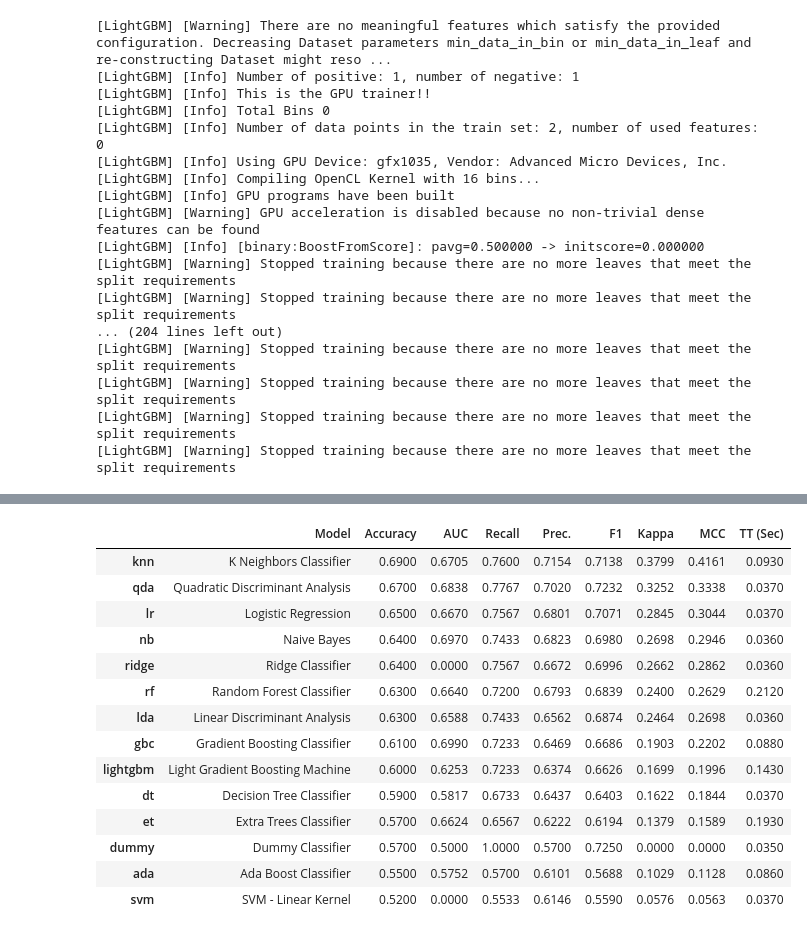
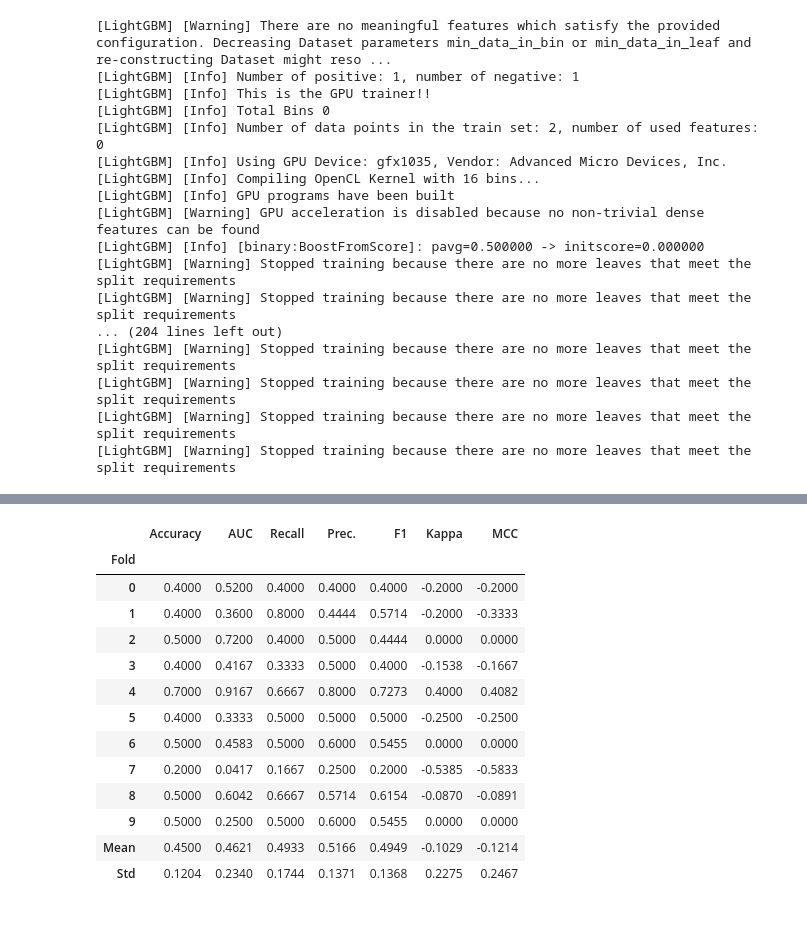
Before and after one commit to DiogoSilva11/AC_proj, a Jupyter notebook: src/classificatory_models.ipynb, the cells around one changed output, grey strips where cells are left out. Drawn from its saved outputs; the diff is of its cells as text; code cells hidden in the pictures.

```diff
--- a/src/classificatory_models.ipynb
+++ b/src/classificatory_models.ipynb
@@ -3,3 +4,4 @@ import pandas as pd
 # %%
 # Read the CSV file into a DataFrame
 teams_stats = pd.read_csv('../basketballPlayoffs/teams_stats_encoded.csv')
+season_11 = pd.read_csv('../basketballPlayoffs/season_11.csv')
@@ -6,7 +133,7 @@ teams_stats = pd.read_csv('../basketballPlayoffs/teams_stats_encoded.csv')
 # %%
 from pycaret.classification import *
 
-classification = setup(data = teams_stats, train_size=0.8, target = 'playoff', session_id=123, fold=10, normalize=True, transformation=True, use_gpu=True, experiment_name='basketballPlayoffs')
+classification = setup(data = teams_stats, train_size=0.8, target = 'playoff', ignore_features=['tmID', 'year', 'confID'], session_id=123, fold=10, feature_selection=True, remove_multicollinearity=True, pca_method=True, normalize=True, transformation=True, fix_imbalance=True, use_gpu=True, experiment_name='basketballPlayoffs')
 
 #best_model = compare_models()
 #tuned_model = tune_model(best_model)
@@ -26,29 +153,29 @@ classification = setup(data = teams_stats, train_size=0.8, target = 'playoff', s
 #final_dt = finalize_model(tuned_dt)
 #predictions = predict_model(final_dt, data=teams_stats)
 
-#rf = create_model('rf')
-#tuned_rf = tune_model(rf)
-#evaluate_model(tuned_rf)
-#final_rf = finalize_model(tuned_rf)
-#predictions = predict_model(final_rf, data=teams_stats)
+rf = create_model('rf')
+tuned_rf = tune_model(rf, n_iter=50, choose_better=True)
+evaluate_model(tuned_rf)
+final_rf = finalize_model(tuned_rf)
+predictions = predict_model(final_rf, data=teams_stats)
 
-#lr = create_model('lr')
-#tuned_lr= tune_model(lr)
-#evaluate_model(tuned_lr)
-#final_lr = finalize_model(tuned_lr)
-#predictions = predict_model(final_lr, data=teams_stats)
+lr = create_model('lr')
+tuned_lr= tune_model(lr, n_iter=50, choose_better=True)
+evaluate_model(tuned_lr)
+final_lr = finalize_model(tuned_lr)
+predictions = predict_model(final_lr, data=teams_stats)
 
-#lightgbm = create_model('lightgbm')
-#tuned_lightgbm= tune_model(lightgbm)
-#evaluate_model(tuned_lightgbm)
-#final_lightgbm = finalize_model(tuned_lightgbm)
-#predictions = predict_model(final_lightgbm, data=teams_stats)
+lightgbm = create_model('lightgbm')
+tuned_lightgbm= tune_model(lightgbm, n_iter=50, choose_better=True)
+evaluate_model(tuned_lightgbm)
+final_lightgbm = finalize_model(tuned_lightgbm)
+predictions = predict_model(final_lightgbm, data=teams_stats)
 
-#gbc = create_model('gbc')
-#tuned_gbc= tune_model(gbc)
-#evaluate_model(tuned_gbc)
-#final_gbc = finalize_model(tuned_gbc)
-#predictions = predict_model(final_gbc, data=teams_stats)
+gbc = create_model('gbc')
+tuned_gbc= tune_model(gbc, n_iter=50, choose_better=True)
+evaluate_model(tuned_gbc)
+final_gbc = finalize_model(tuned_gbc)
+predictions = predict_model(final_gbc, data=teams_stats)
 
 #knn = create_model('knn')
 #tuned_knn= tune_model(knn)
@@ -56,17 +183,30 @@ classification = setup(data = teams_stats, train_size=0.8, target = 'playoff', s
 #final_knn = finalize_model(tuned_knn)
 #predictions = predict_model(final_knn, data=teams_stats)
 
-best_models = compare_models(n_select=14)
-tuned_models = [tune_model(i) for i in best_models]
-blended = blend_models(estimator_list = tuned_models, fold=10)
-evaluate_model(blended)
-final_blended = finalize_model(blended)
-predictions = predict_model(final_blended, data=teams_stats)
+#best_models = compare_models(n_select=14)
+#tuned_models = [tune_model(i) for i in best_models]
+#blended = blend_models(estimator_list = tuned_models, fold=10)
+#evaluate_model(blended)
+#final_blended = finalize_model(blended)
+#predictions = predict_model(final_blended, data=season_11)
+
+'''
+# Create all available classification models
+best_models = [create_model(model) for model in models().index]
+
+# Tune models
+tuned_models = [tune_model(model, n_iter=10, choose_better=True) for model in best_models]
+
+# Evaluate models using predict_model on test data
+for model in tuned_models:
+    print(f"Evaluating model: {model}")
+    predict_model(model, data=season_11)
 
 
 
 
 #results = pull()
+'''
 # %% [output]
 [LightGBM] [Warning] There are no meaningful features which satisfy the provided configuration. Decreasing Dataset parameters min_data_in_bin or min_data_in_leaf and re-constructing Dataset might reso ...
 [LightGBM] [Info] Number of positive: 1, number of negative: 1
@@ -105,34 +245,33 @@ predictions = predict_model(final_blended, data=teams_stats)
 [LightGBM] [Warning] There are no meaningful features which satisfy the provided configuration. Decreasing Dataset parameters min_data_in_bin or min_data_in_leaf and re-constructing Dataset might reso ...
 [LightGBM] [Info] Number of positive: 1, number of negative: 1
 [LightGBM] [Info] This is the GPU trainer!!
 [LightGBM] [Info] Total Bins 0
 [LightGBM] [Info] Number of data points in the train set: 2, number of used features: 0
 [LightGBM] [Info] Using GPU Device: gfx1035, Vendor: Advanced Micro Devices, Inc.
 [LightGBM] [Info] Compiling OpenCL Kernel with 16 bins...
 [LightGBM] [Info] GPU programs have been built
 [LightGBM] [Warning] GPU acceleration is disabled because no non-trivial dense features can be found
 [LightGBM] [Info] [binary:BoostFromScore]: pavg=0.500000 -> initscore=0.000000
 [LightGBM] [Warning] Stopped training because there are no more leaves that meet the split requirements
 [LightGBM] [Warning] Stopped training because there are no more leaves that meet the split requirements
 ... (204 lines left out)
 [LightGBM] [Warning] Stopped training because there are no more leaves that meet the split requirements
 [LightGBM] [Warning] Stopped training because there are no more leaves that meet the split requirements
 [LightGBM] [Warning] Stopped training because there are no more leaves that meet the split requirements
 [LightGBM] [Warning] Stopped training because there are no more leaves that meet the split requirements
 [interactive output not drawn]
-|  | Model | Accuracy | AUC | Recall | Prec. | F1 | Kappa | MCC | TT (Sec) |
-| knn | K Neighbors Classifier | 0.6900 | 0.6705 | 0.7600 | 0.7154 | 0.7138 | 0.3799 | 0.4161 | 0.0930 |
-| qda | Quadratic Discriminant Analysis | 0.6700 | 0.6838 | 0.7767 | 0.7020 | 0.7232 | 0.3252 | 0.3338 | 0.0370 |
-| lr | Logistic Regression | 0.6500 | 0.6670 | 0.7567 | 0.6801 | 0.7071 | 0.2845 | 0.3044 | 0.0370 |
-| nb | Naive Bayes | 0.6400 | 0.6970 | 0.7433 | 0.6823 | 0.6980 | 0.2698 | 0.2946 | 0.0360 |
-| ridge | Ridge Classifier | 0.6400 | 0.0000 | 0.7567 | 0.6672 | 0.6996 | 0.2662 | 0.2862 | 0.0360 |
-| rf | Random Forest Classifier | 0.6300 | 0.6640 | 0.7200 | 0.6793 | 0.6839 | 0.2400 | 0.2629 | 0.2120 |
-| lda | Linear Discriminant Analysis | 0.6300 | 0.6588 | 0.7433 | 0.6562 | 0.6874 | 0.2464 | 0.2698 | 0.0360 |
-| gbc | Gradient Boosting Classifier | 0.6100 | 0.6990 | 0.7233 | 0.6469 | 0.6686 | 0.1903 | 0.2202 | 0.0880 |
-| lightgbm | Light Gradient Boosting Machine | 0.6000 | 0.6253 | 0.7233 | 0.6374 | 0.6626 | 0.1699 | 0.1996 | 0.1430 |
-| dt | Decision Tree Classifier | 0.5900 | 0.5817 | 0.6733 | 0.6437 | 0.6403 | 0.1622 | 0.1844 | 0.0370 |
-| et | Extra Trees Classifier | 0.5700 | 0.6624 | 0.6567 | 0.6222 | 0.6194 | 0.1379 | 0.1589 | 0.1930 |
-| dummy | Dummy Classifier | 0.5700 | 0.5000 | 1.0000 | 0.5700 | 0.7250 | 0.0000 | 0.0000 | 0.0350 |
-| ada | Ada Boost Classifier | 0.5500 | 0.5752 | 0.5700 | 0.6101 | 0.5688 | 0.1029 | 0.1128 | 0.0860 |
-| svm | SVM - Linear Kernel | 0.5200 | 0.0000 | 0.5533 | 0.6146 | 0.5590 | 0.0576 | 0.0563 | 0.0370 |
+|  | Accuracy | AUC | Recall | Prec. | F1 | Kappa | MCC |
+| Fold |  |  |  |  |  |  |  |
+| 0 | 0.4000 | 0.5200 | 0.4000 | 0.4000 | 0.4000 | -0.2000 | -0.2000 |
+| 1 | 0.4000 | 0.3600 | 0.8000 | 0.4444 | 0.5714 | -0.2000 | -0.3333 |
+| 2 | 0.5000 | 0.7200 | 0.4000 | 0.5000 | 0.4444 | 0.0000 | 0.0000 |
+| 3 | 0.4000 | 0.4167 | 0.3333 | 0.5000 | 0.4000 | -0.1538 | -0.1667 |
+| 4 | 0.7000 | 0.9167 | 0.6667 | 0.8000 | 0.7273 | 0.4000 | 0.4082 |
+| 5 | 0.4000 | 0.3333 | 0.5000 | 0.5000 | 0.5000 | -0.2500 | -0.2500 |
+| 6 | 0.5000 | 0.4583 | 0.5000 | 0.6000 | 0.5455 | 0.0000 | 0.0000 |
+| 7 | 0.2000 | 0.0417 | 0.1667 | 0.2500 | 0.2000 | -0.5385 | -0.5833 |
+| 8 | 0.5000 | 0.6042 | 0.6667 | 0.5714 | 0.6154 | -0.0870 | -0.0891 |
+| 9 | 0.5000 | 0.2500 | 0.5000 | 0.6000 | 0.5455 | 0.0000 | 0.0000 |
+| Mean | 0.4500 | 0.4621 | 0.4933 | 0.5166 | 0.4949 | -0.1029 | -0.1214 |
+| Std | 0.1204 | 0.2340 | 0.1744 | 0.1371 | 0.1368 | 0.2275 | 0.2467 |
 [interactive output not drawn]
```
Also changed, not shown: parts of 4 cells of this notebook, 17 other files.
